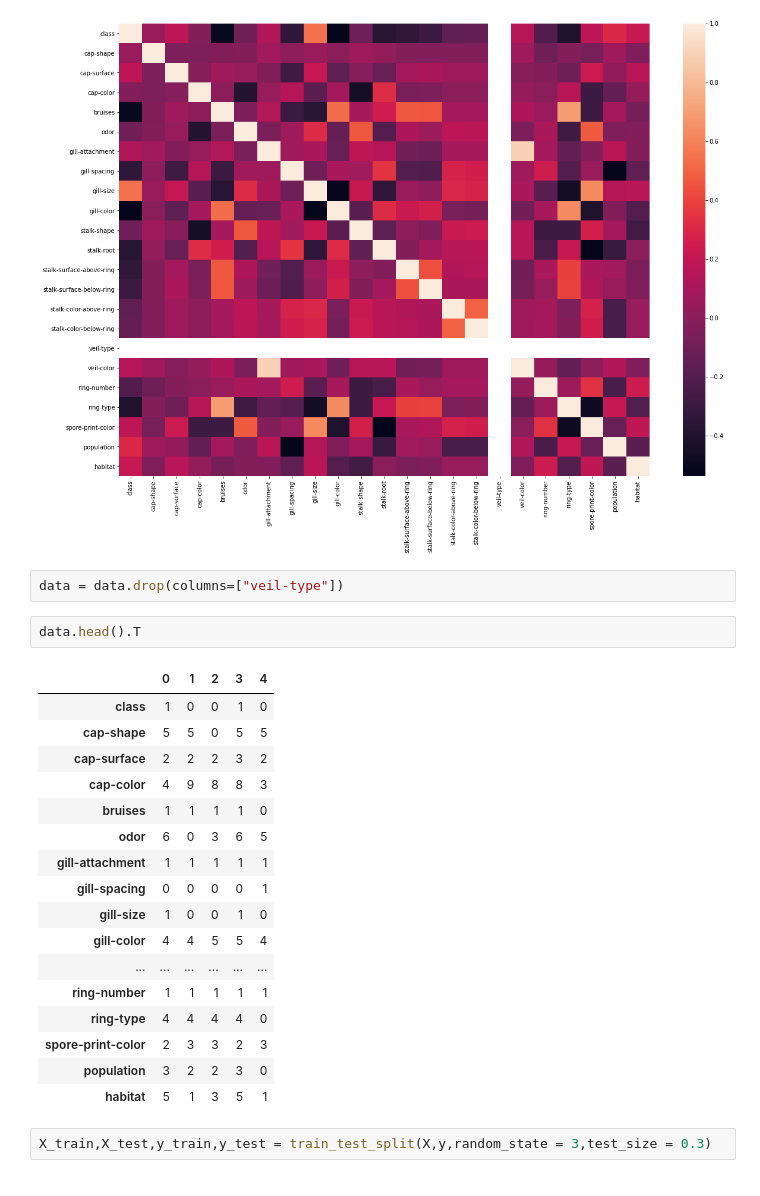
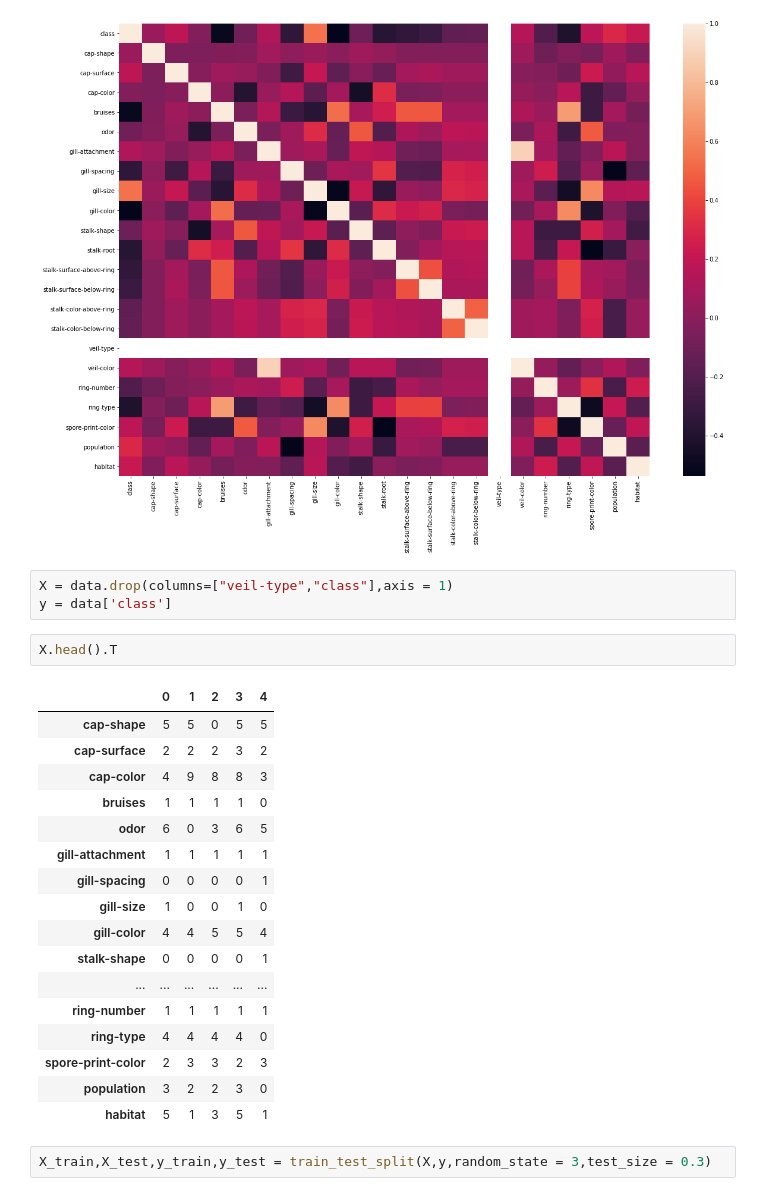
Before and after one commit to DawOp/Mushroom-Classification, a Jupyter notebook: mushroom.ipynb, the cells around one changed output. Saved outputs shown, nothing was run; the diff lists cells and outputs as text.

```diff
--- a/mushroom.ipynb
+++ b/mushroom.ipynb
@@ -151,12 +150,12 @@ sns.heatmap(data.corr())
 <AxesSubplot:>
 [figure]
 # %%
-data = data.drop(columns=["veil-type"])
+X = data.drop(columns=["veil-type","class"],axis = 1)
+y = data['class']
 # %%
-data.head().T
+X.head().T
 # %% [output]
 |  | 0 | 1 | 2 | 3 | 4 |
-| class | 1 | 0 | 0 | 1 | 0 |
 | cap-shape | 5 | 5 | 0 | 5 | 5 |
 | cap-surface | 2 | 2 | 2 | 3 | 2 |
 | cap-color | 4 | 9 | 8 | 8 | 3 |
@@ -166,6 +165,7 @@ data.head().T
 | gill-spacing | 0 | 0 | 0 | 0 | 1 |
 | gill-size | 1 | 0 | 0 | 1 | 0 |
 | gill-color | 4 | 4 | 5 | 5 | 4 |
+| stalk-shape | 0 | 0 | 0 | 0 | 1 |
 | ... | ... | ... | ... | ... | ... |
 | ring-number | 1 | 1 | 1 | 1 | 1 |
 | ring-type | 4 | 4 | 4 | 4 | 0 |
```
Also changed, not shown: parts of 16 cells of this notebook.
